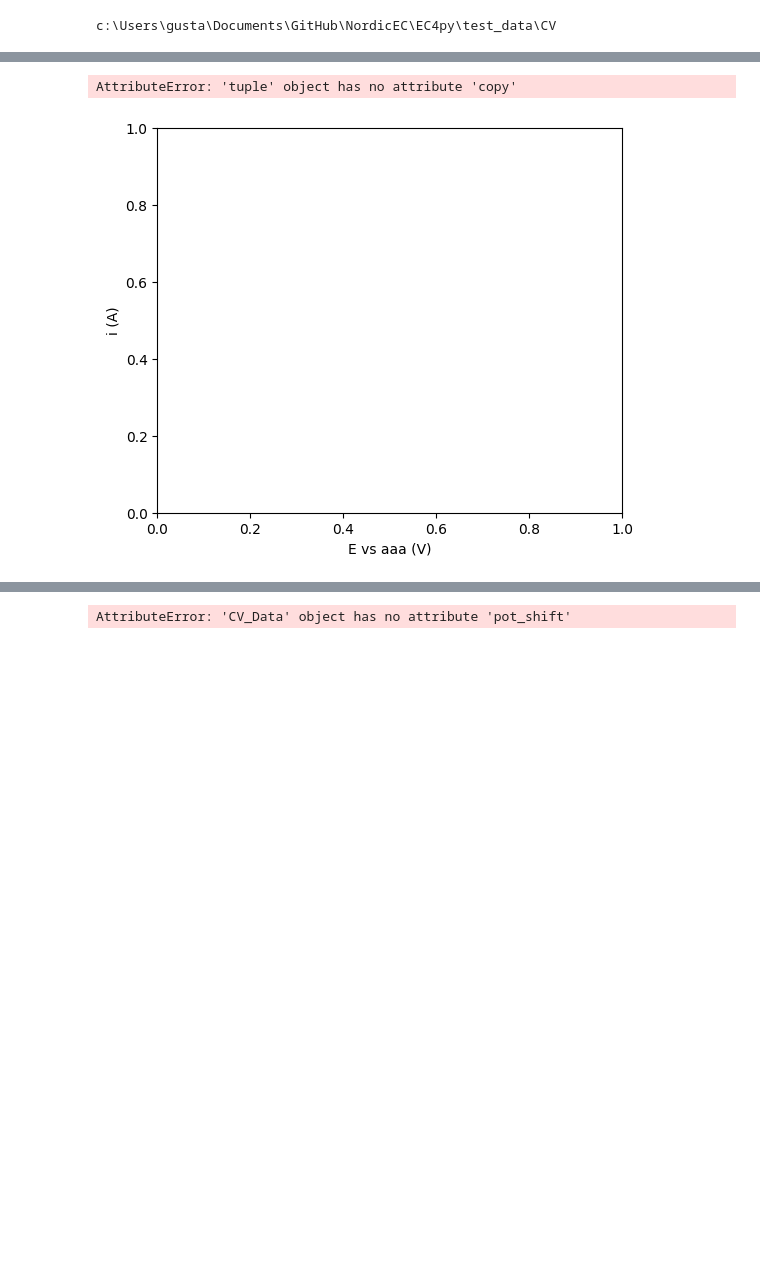
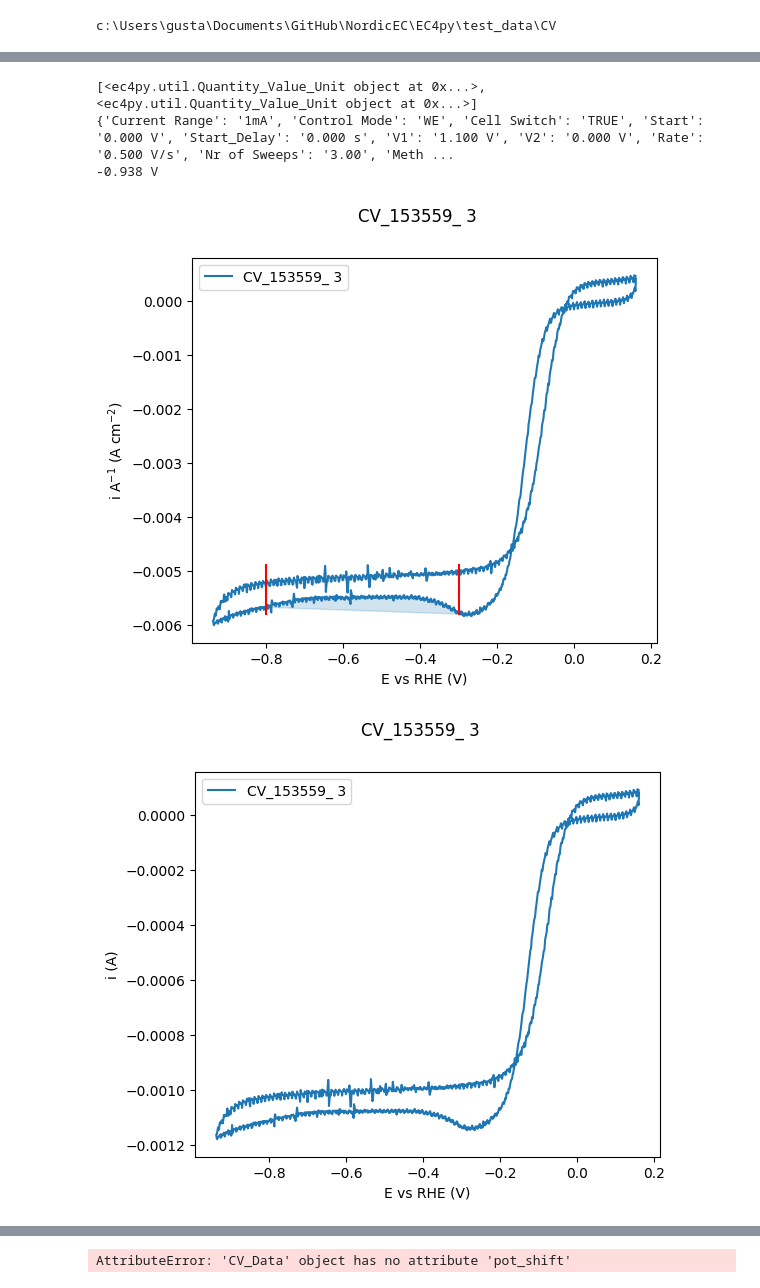
Before and after one commit to NordicEC/EC4py, a Jupyter notebook: dev/CV_Data/CV_Data_t3_integrate copy.ipynb, the cells around one changed output, grey strips where cells are left out. Cells and saved outputs as stored; diff of their text form; code cells hidden in the pictures; blank space fills up the shorter version.

```diff
--- a/dev/CV_Data/CV_Data_t3_integrate copy.ipynb
+++ b/dev/CV_Data/CV_Data_t3_integrate copy.ipynb
@@ -30,13 +42,16 @@ bb aaa
 # %%
-a= data.integrate(-0.8,-0.3,"show_plot",AREA_CM, NEG,"LINE",LEGEND.NAME)
+a= data.integrate(-0.8,-0.3,"show_plot",AREA_CM,"LINE",LEGEND.NAME)
 print(a)
 print(data.setup)
 print(data.setup["RHE"])
 line, a = data.plot(LEGEND.NAME)
 print()
 # %% [output]
-AttributeError: 'tuple' object has no attribute 'copy'
+[<ec4py.util.Quantity_Value_Unit object at 0x...>, <ec4py.util.Quantity_Value_Unit object at 0x...>]
+{'Current Range': '1mA', 'Control Mode': 'WE', 'Cell Switch': 'TRUE', 'Start': '0.000 V', 'Start_Delay': '0.000 s', 'V1': '1.100 V', 'V2': '0.000 V', 'Rate': '0.500 V/s', 'Nr of Sweeps': '3.00', 'Meth ...
+-0.938 V
-[figure, old version]
+[figure, new version]
+[figure, added]
 # %%
 q= data.integrate(0.1,1, "pos","show_plot", "line","area",RHE)
 print(q)
```
Also changed, not shown: parts of 6 cells of this notebook, 15 other files.
